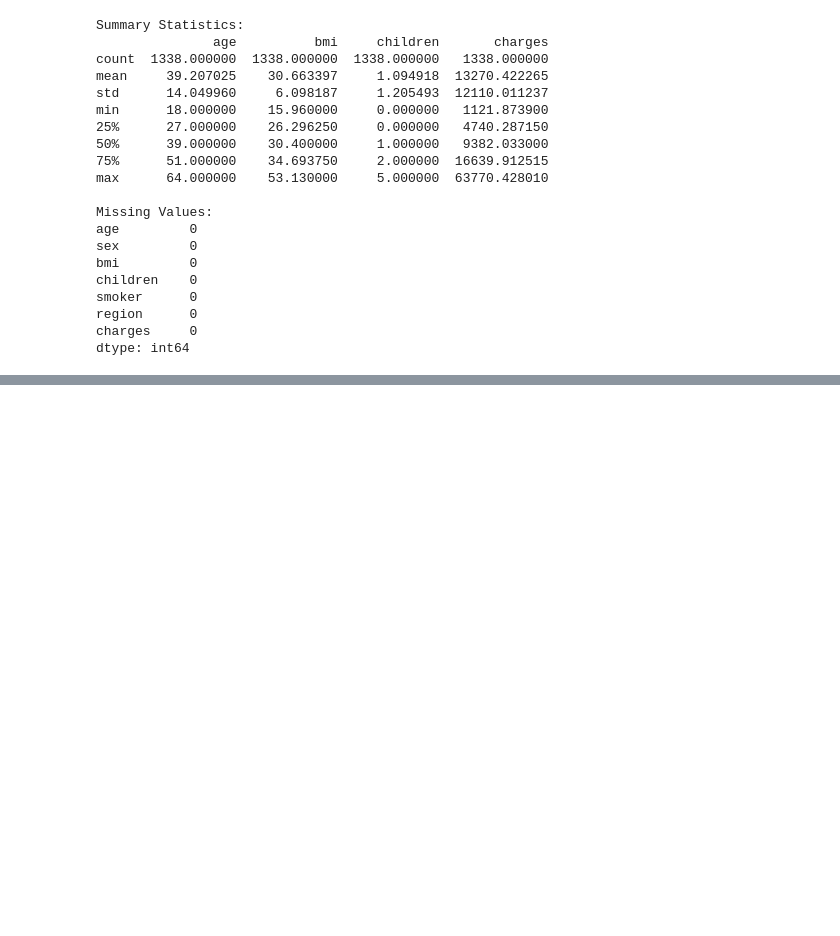
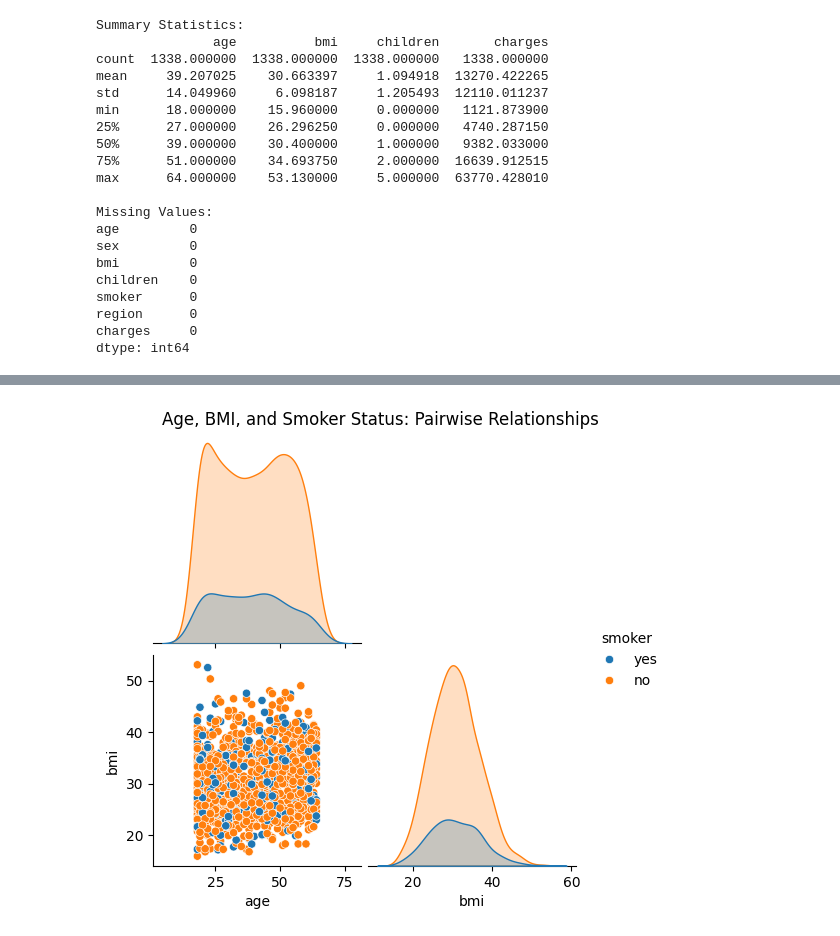
Before and after one commit to Data-Git-Hub/applied-ml-data-git-hub, a Jupyter notebook: lab04/ml04_data-git-hub.ipynb, the cells around one changed output, grey strips where cells are left out. Cells and saved outputs as stored; diff of their text form; code cells hidden in the pictures; blank space fills up the shorter version.

```diff
--- a/lab04/ml04_data-git-hub.ipynb
+++ b/lab04/ml04_data-git-hub.ipynb
@@ -133,0 +239,11 @@ Since from the inspection of the data there doesn't seem to be any missing value
+# %%
+# Feature selection
+X4 = df[['age', 'bmi', 'sex_encoded', 'smoker_encoded']]
+y4 = df['charges']
+
+# Visualization: Pairplot
+sns.pairplot(df, vars=['age', 'bmi'], hue='smoker', diag_kind='kde', corner=True)
+plt.suptitle('Age, BMI, and Smoker Status: Pairwise Relationships', y=1.02)
+plt.show()
+# %% [output]
+[figure, added]
```
Also changed, not shown: parts of 19 cells of this notebook, 1 other file.
